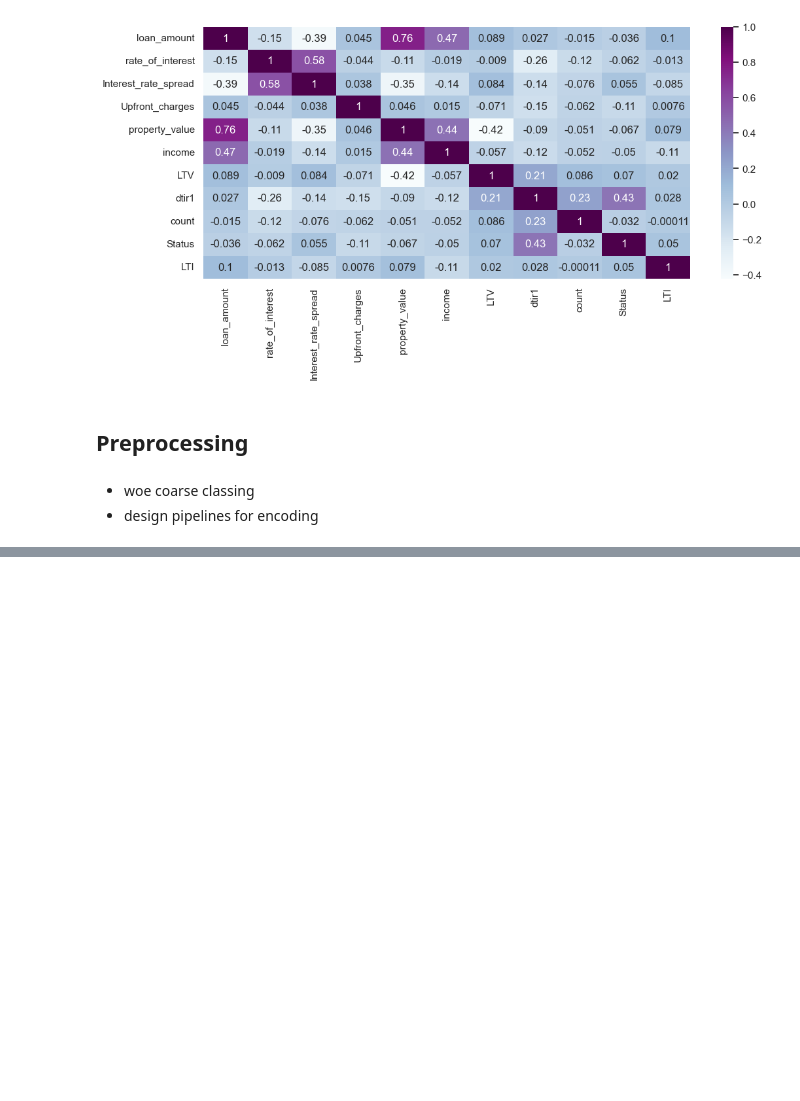
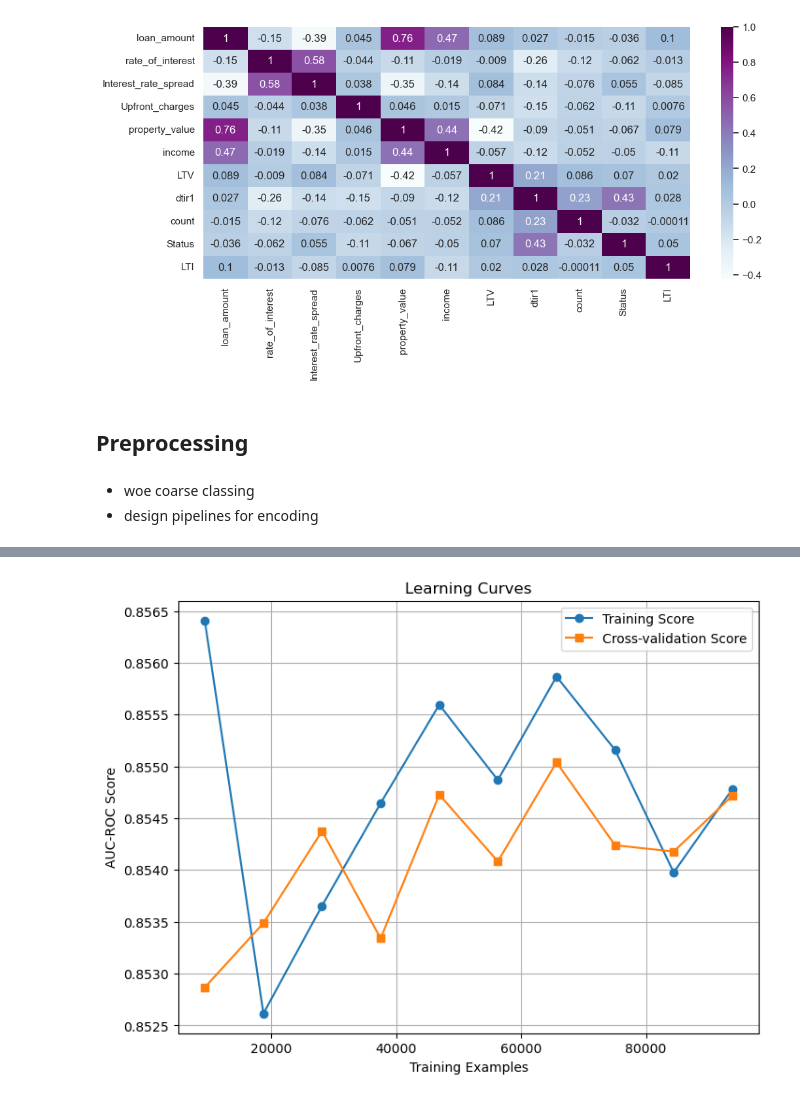
Before and after one commit to ethanhopkins101/DataScience-Projects, a Jupyter notebook: credit_card_customers/loan_default.ipynb, the cells around one changed output, grey strips where cells are left out. Saved outputs shown, nothing was run; the diff lists cells and outputs as text; code cells hidden in the pictures; blank space fills up the shorter version.

```diff
--- a/credit_card_customers/loan_default.ipynb
+++ b/credit_card_customers/loan_default.ipynb
@@ -1101,6 +1102,8 @@ fe_pipe= Pipeline([
     ('imputer', SimpleImputer(strategy= 'median')),
     ('transformer', FunctionTransformer(lti_transform))
 ])
+# %%
+df_fe= df_fe.drop(['Interest_rate_spread','income','Upfront_charges'], axis= 1)
 # %% [markdown]
 ## Preprocessing
 # %% [markdown]
@@ -1108,0 +1146,8 @@ fe_pipe= Pipeline([
+# %%
+woe_df= opt.fit_transform(df_fe.drop('Status',axis= 1), df_fe['Status'])
+# %%
+from sklearn.model_selection import train_test_split as tts
+inputs= woe_df
+target= df_fe['Status']
+x_train, x_test, y_train, y_test= tts(inputs, target, test_size= .2,
+                                      stratify= target, random_state= 22)
@@ -1108,0 +1251,18 @@ fe_pipe= Pipeline([
+# %%
+from sklearn.model_selection import learning_curve
+train_sizes, train_scores, test_scores = learning_curve(
+    grid_search.best_estimator_, x_train, y_train, cv=cv_strategy, scoring='roc_auc',
+    train_sizes=np.linspace(0.1, 1.0, 10), n_jobs=-1
+)
+
+plt.figure(figsize=(8, 6))
+plt.plot(train_sizes, np.mean(train_scores, axis=1), 'o-', label="Training Score")
+plt.plot(train_sizes, np.mean(test_scores, axis=1), 's-', label="Cross-validation Score")
+plt.xlabel("Training Examples")
+plt.ylabel("AUC-ROC Score")
+plt.title("Learning Curves")
+plt.legend()
+plt.grid()
+plt.show()
+# %% [output]
+[figure, added]
```
Also changed, not shown: parts of 31 cells of this notebook.
